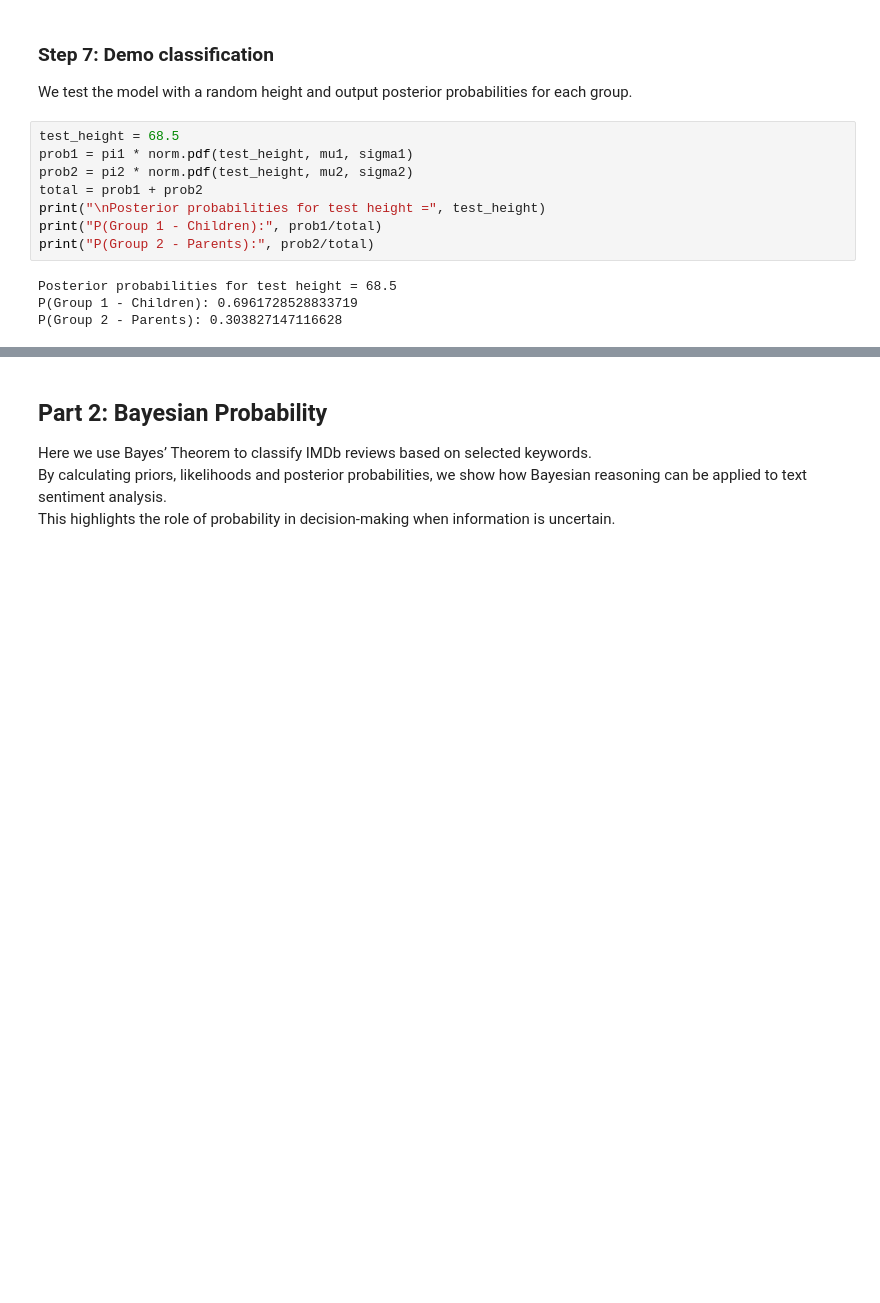
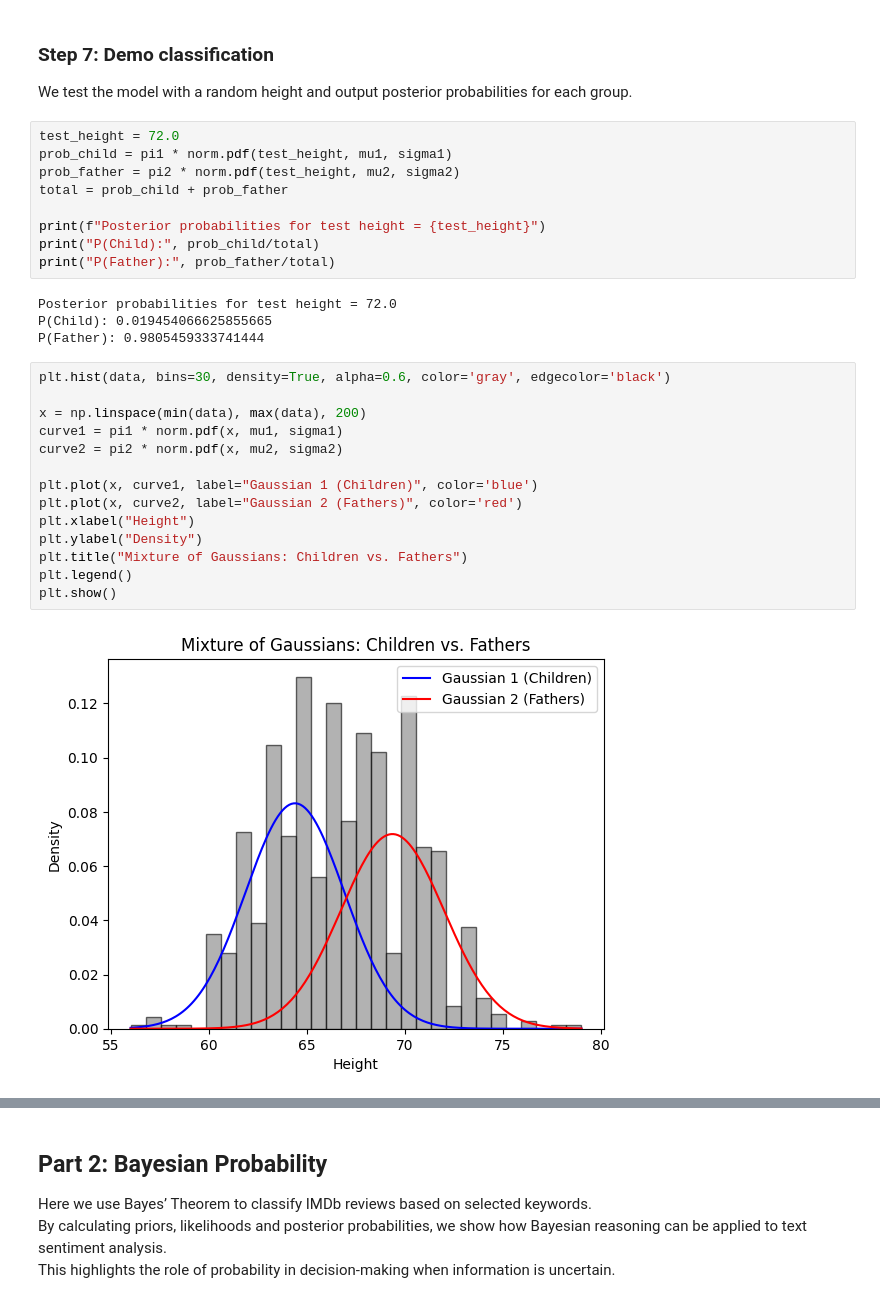
Before and after one commit to Kellia855/Formative3-Group31, a Jupyter notebook: Formative3_Assignment.ipynb, the cells around one changed output, grey strips where cells are left out. Saved outputs shown, nothing was run; the diff lists cells and outputs as text; blank space fills up the shorter version.

```diff
--- a/Formative3_Assignment.ipynb
+++ b/Formative3_Assignment.ipynb
@@ -99,16 +99,33 @@ Iteration | mu1 | mu2 | sigma1 | sigma2 | pi1 | pi2 | Log-Likelihood
 ### Step 7: Demo classification
 We test the model with a random height and output posterior probabilities for each group.
 # %%
-test_height = 68.5
-prob1 = pi1 * norm.pdf(test_height, mu1, sigma1)
-prob2 = pi2 * norm.pdf(test_height, mu2, sigma2)
-total = prob1 + prob2
-print("\nPosterior probabilities for test height =", test_height)
-print("P(Group 1 - Children):", prob1/total)
-print("P(Group 2 - Parents):", prob2/total)
+test_height = 72.0
+prob_child = pi1 * norm.pdf(test_height, mu1, sigma1)
+prob_father = pi2 * norm.pdf(test_height, mu2, sigma2)
+total = prob_child + prob_father
+
+print(f"Posterior probabilities for test height = {test_height}")
+print("P(Child):", prob_child/total)
+print("P(Father):", prob_father/total)
 # %% [output]
-Posterior probabilities for test height = 68.5
-P(Group 1 - Children): 0.6961728528833719
-P(Group 2 - Parents): 0.303827147116628
+Posterior probabilities for test height = 72.0
+P(Child): 0.019454066625855665
+P(Father): 0.9805459333741444
+# %%
+plt.hist(data, bins=30, density=True, alpha=0.6, color='gray', edgecolor='black')
+
+x = np.linspace(min(data), max(data), 200)
+curve1 = pi1 * norm.pdf(x, mu1, sigma1)
+curve2 = pi2 * norm.pdf(x, mu2, sigma2)
+
+plt.plot(x, curve1, label="Gaussian 1 (Children)", color='blue')
+plt.plot(x, curve2, label="Gaussian 2 (Fathers)", color='red')
+plt.xlabel("Height")
+plt.ylabel("Density")
+plt.title("Mixture of Gaussians: Children vs. Fathers")
+plt.legend()
+plt.show()
+# %% [output]
+[figure, added]
 # %% [markdown]
 ### Step 8: Why not split at the global mean?
```
Also changed, not shown: parts of 2 cells of this notebook.
